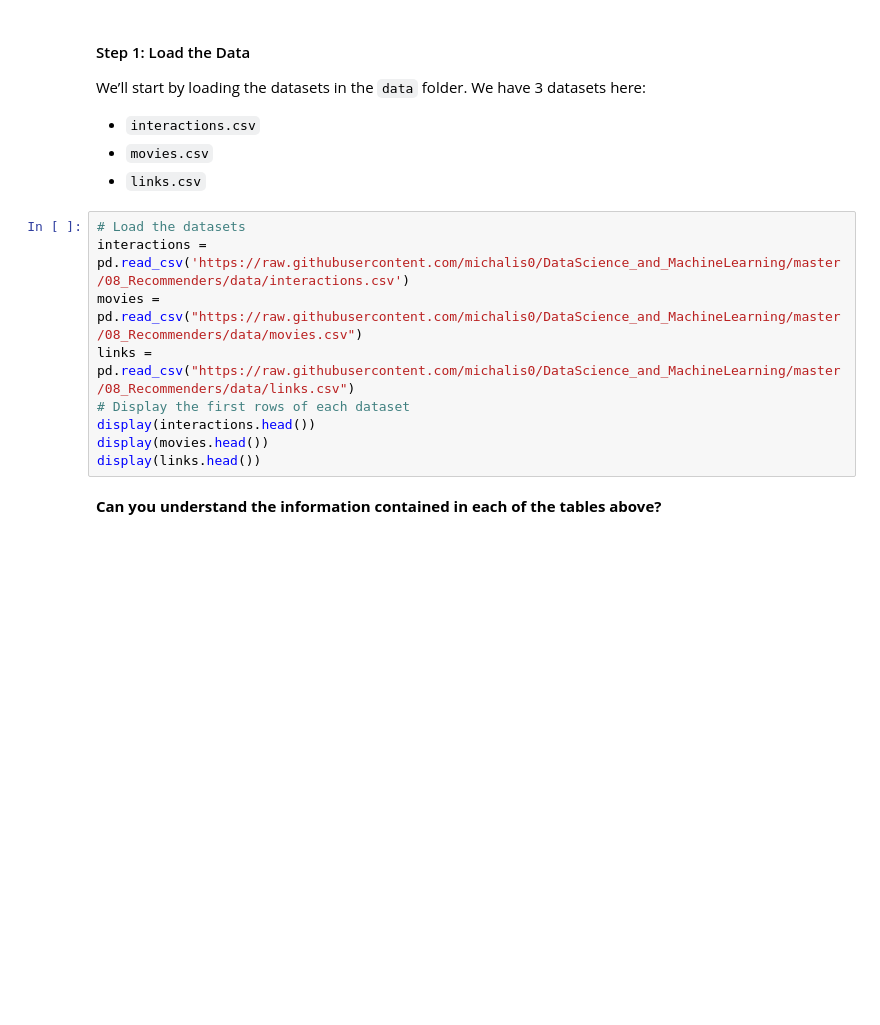
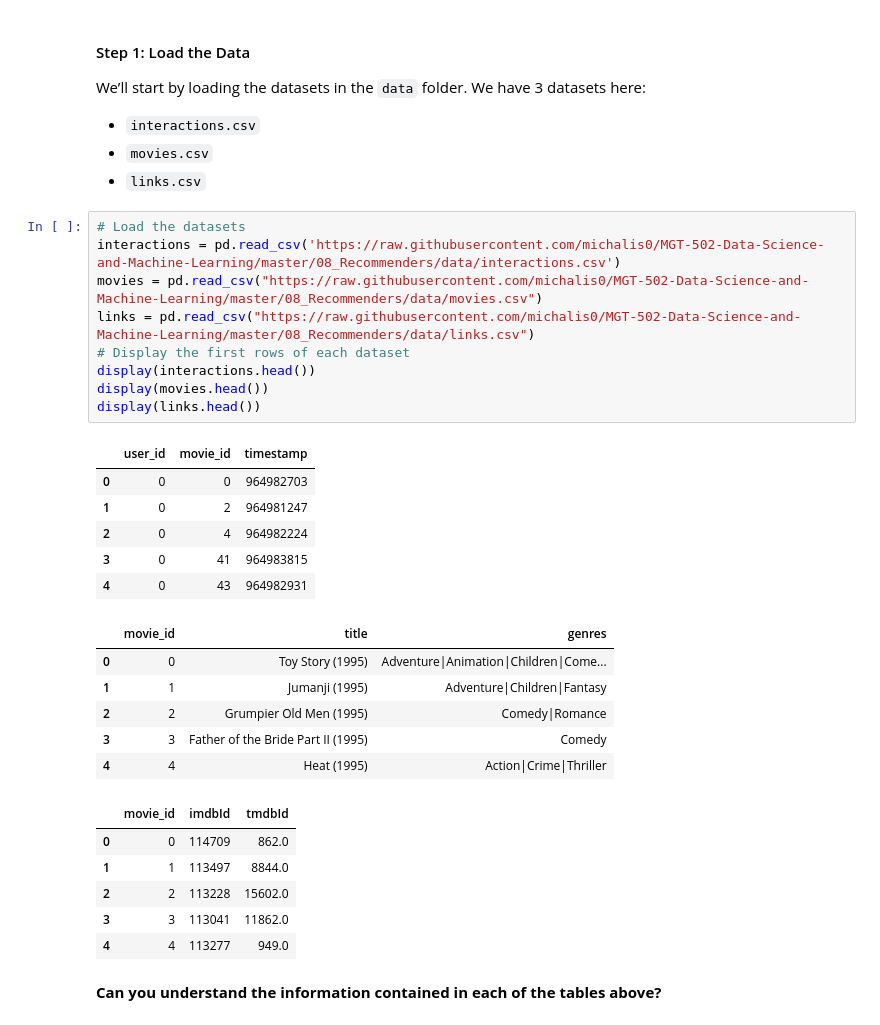
Before and after one commit to michalis0/MGT-502-Data-Science-and-Machine-Learning, a Jupyter notebook: 08_Recommenders/08_Recommenders_Solutions.ipynb, the cells around one changed output. Drawn from its saved outputs; the diff is of its cells as text; blank space fills up the shorter version.

Commit message:
update links

```diff
--- a/08_Recommenders/08_Recommenders_Solutions.ipynb
+++ b/08_Recommenders/08_Recommenders_Solutions.ipynb
@@ -67,13 +67,32 @@ We’ll start by loading the datasets in the `data` folder. We have 3 datasets h
 - `links.csv`
 # %%
 # Load the datasets
-interactions = pd.read_csv('https://raw.githubusercontent.com/michalis0/DataScience_and_MachineLearning/master/08_Recommenders/data/interactions.csv')
-movies = pd.read_csv("https://raw.githubusercontent.com/michalis0/DataScience_and_MachineLearning/master/08_Recommenders/data/movies.csv")
-links = pd.read_csv("https://raw.githubusercontent.com/michalis0/DataScience_and_MachineLearning/master/08_Recommenders/data/links.csv")
+interactions = pd.read_csv('https://raw.githubusercontent.com/michalis0/MGT-502-Data-Science-and-Machine-Learning/master/08_Recommenders/data/interactions.csv')
+movies = pd.read_csv("https://raw.githubusercontent.com/michalis0/MGT-502-Data-Science-and-Machine-Learning/master/08_Recommenders/data/movies.csv")
+links = pd.read_csv("https://raw.githubusercontent.com/michalis0/MGT-502-Data-Science-and-Machine-Learning/master/08_Recommenders/data/links.csv")
 # Display the first rows of each dataset
 display(interactions.head())
 display(movies.head())
 display(links.head())
+# %% [output]
+|  | user_id | movie_id | timestamp |
+| 0 | 0 | 0 | 964982703 |
+| 1 | 0 | 2 | 964981247 |
+| 2 | 0 | 4 | 964982224 |
+| 3 | 0 | 41 | 964983815 |
+| 4 | 0 | 43 | 964982931 |
+|  | movie_id | title | genres |
+| 0 | 0 | Toy Story (1995) | Adventure|Animation|Children|Come... |
+| 1 | 1 | Jumanji (1995) | Adventure|Children|Fantasy |
+| 2 | 2 | Grumpier Old Men (1995) | Comedy|Romance |
+| 3 | 3 | Father of the Bride Part II (1995) | Comedy |
+| 4 | 4 | Heat (1995) | Action|Crime|Thriller |
+|  | movie_id | imdbId | tmdbId |
+| 0 | 0 | 114709 | 862.0 |
+| 1 | 1 | 113497 | 8844.0 |
+| 2 | 2 | 113228 | 15602.0 |
+| 3 | 3 | 113041 | 11862.0 |
+| 4 | 4 | 113277 | 949.0 |
 # %% [markdown]
 __Can you understand the information contained in each of the tables above?__
 # %% [markdown]
```
Also changed, not shown: parts of 1 cell of this notebook, 1 other file.
